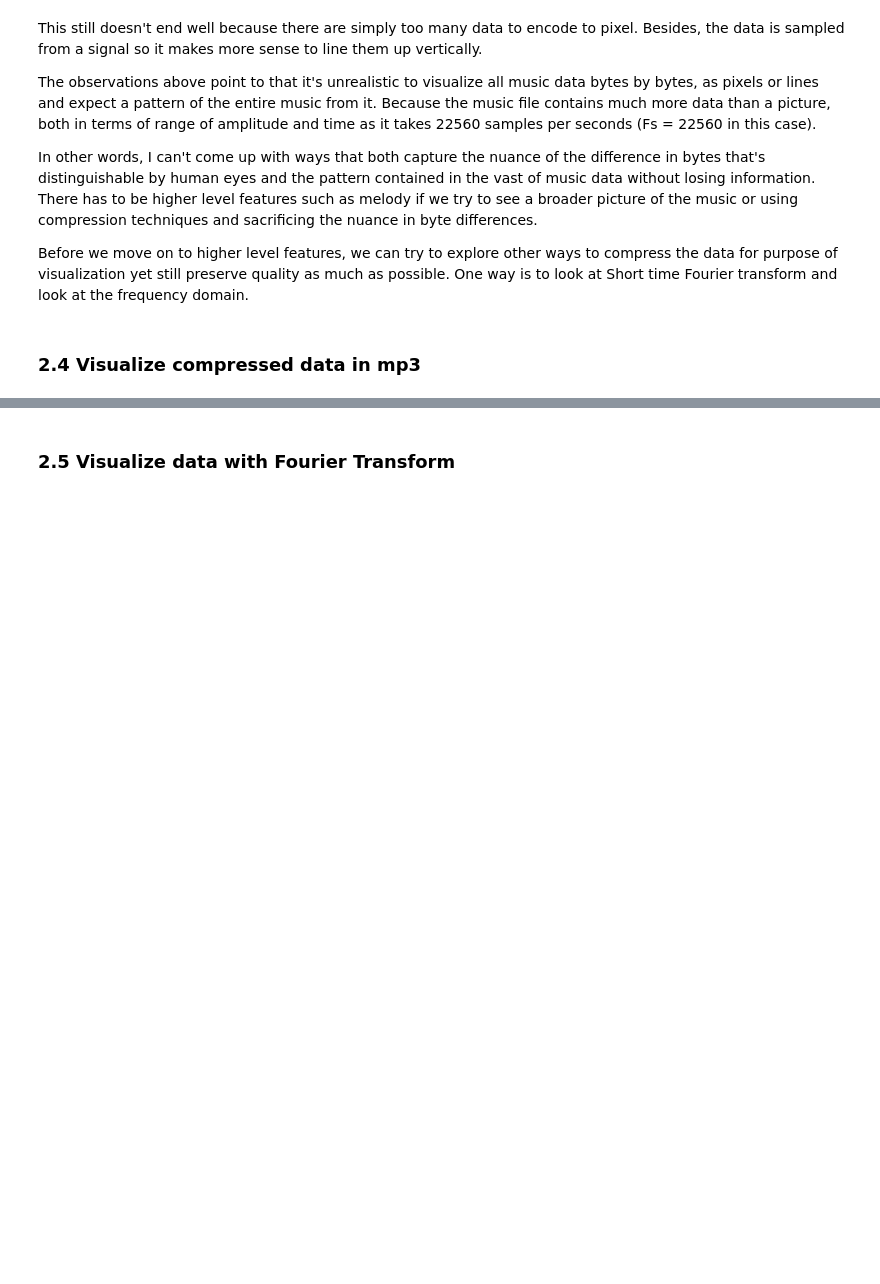
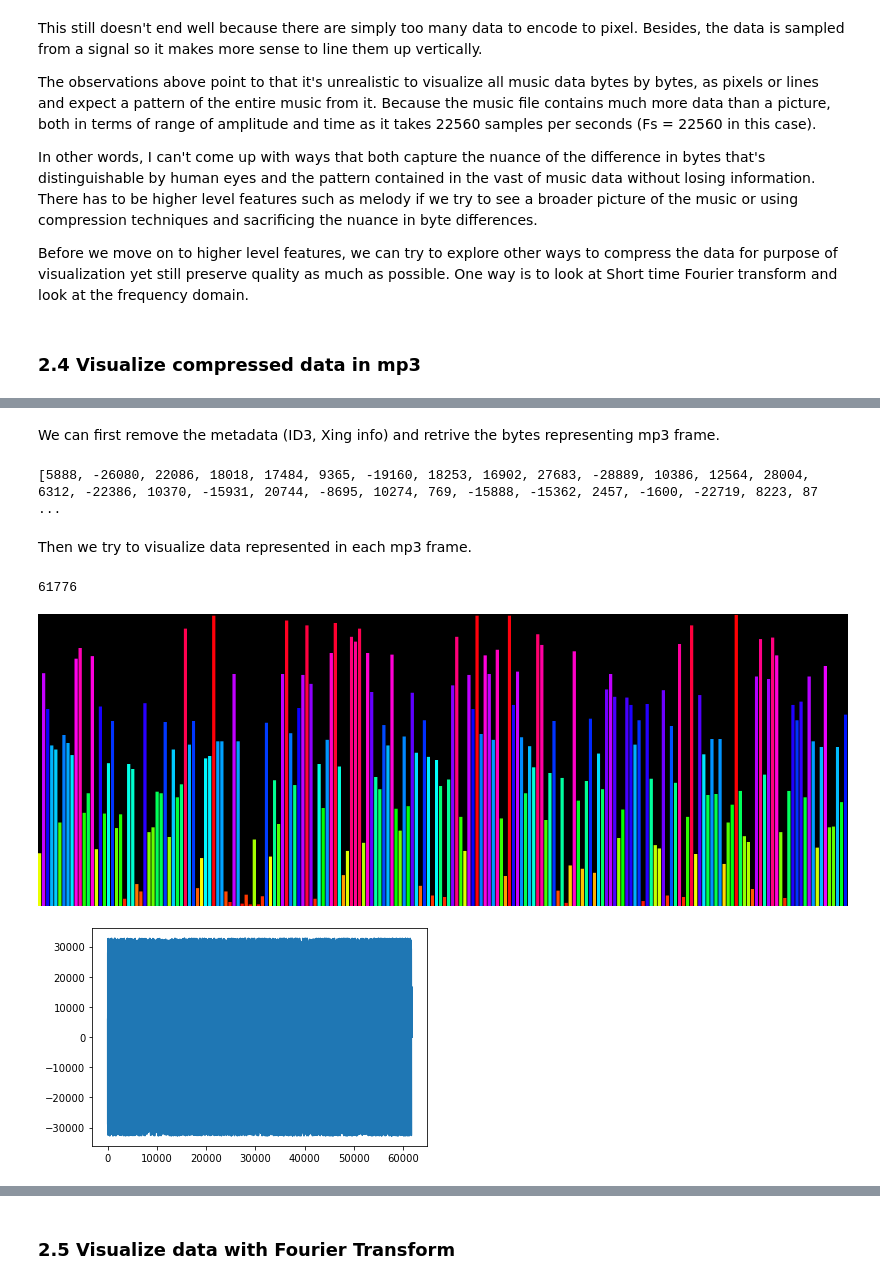
Before and after one commit to The2018/Music_AI, a Jupyter notebook: WAV_visualization.ipynb, the cells around one changed output, grey strips where cells are left out. Cells and saved outputs as stored; diff of their text form; code cells hidden in the pictures; blank space fills up the shorter version.

```diff
--- a/WAV_visualization.ipynb
+++ b/WAV_visualization.ipynb
@@ -241,0 +288,54 @@ Luckily, someone already did it for us. It's called MP3. MP3 applies compression
+# %% [markdown]
+We can first remove the metadata (ID3, Xing info) and retrive the bytes representing mp3 frame.
+# %%
+f = open(file_name, "rb")
+content = f.read()
+
+metasize = 7982
+data = content[metasize:]
+
+# From header of each frame, we know this file is MPEG Version 2 Layer III without CRC protection with bitrate = 48 kbps
+# The sampling frequency is 22050 Hz and the channel mode is single channel
+
+frames = data.split(b'\xff\xf3\x60\xc0')[1:]
+raw_data = b''.join(frames)
+# print(raw_data)
+
+ls = [int.from_bytes(raw_data[i:i+2], "little", signed="true") for i in range(0, len(raw_data), 2)]
+# ls = []
+# for j in range(len(frames)):
+#     for i in range(0, len(frames[j]), 2):
+#         ls.append(int.from_bytes(frames[j][i:i+2], "big", signed="true"))
+#         print(frames[j][i:i+2])
+
+print((ls[:100]))
+# %% [output]
+[5888, -26080, 22086, 18018, 17484, 9365, -19160, 18253, 16902, 27683, -28889, 10386, 12564, 28004, 6312, -22386, 10370, -15931, 20744, -8695, 10274, 769, -15888, -15362, 2457, -1600, -22719, 8223, 87 ...
+# %% [markdown]
+Then we try to visualize data represented in each mp3 frame.
+# %%
+hsl_ls = [abs(x) / 32767 * 360 for x in ls]
+plt.plot(ls)
+
+w, h = 1000, 360
+img = Image.new("RGB", (w, h))
+x0, y0, x1, y1 = 0, 0, 3, 360
+size = 200
+
+for i in range(size):
+    img1 = ImageDraw.Draw(img)
+    y0 = 360-hsl_ls[i]
+    coor = [(x0, y0), (x1, y1)]
+    color = "hsl({},{}%,{}%)".format(hsl_ls[i],100,50)
+
+    img1.rectangle(coor, fill = color)
+
+    x0 = x0 + w/size
+    x1 = x1 + w/size
+
+print(len(ls))
+display(img)
+# %% [output]
+61776
+[figure, added]
+[figure, added]
```
Also changed, not shown: parts of 7 cells of this notebook.
